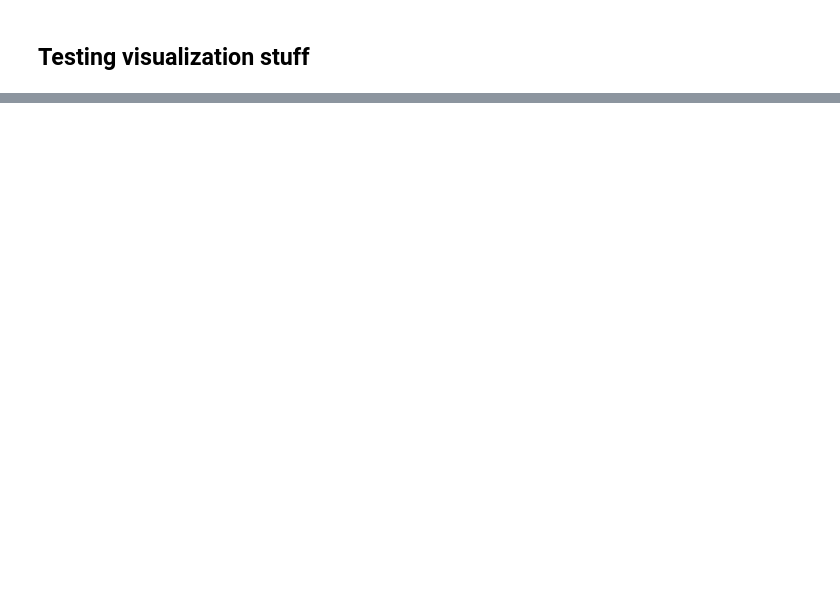
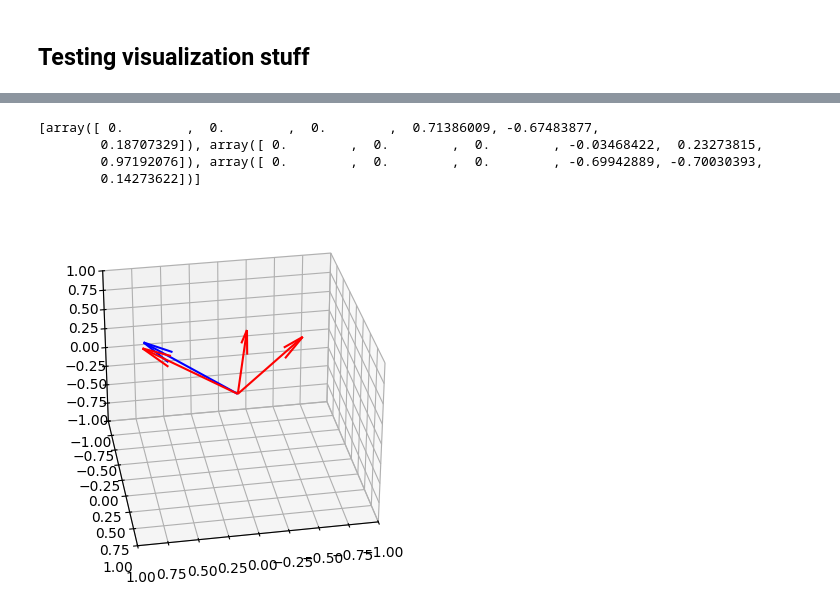
Before and after one commit to HeartLab-McMaster/MagnetOptimization, a Jupyter notebook: main.ipynb, the cells around one changed output, grey strips where cells are left out. Drawn from its saved outputs; the diff is of its cells as text; code cells hidden in the pictures; blank space fills up the shorter version.

```diff
--- a/main.ipynb
+++ b/main.ipynb
@@ -85,6 +151,6 @@ array([ 6., 15.])
 # %%
 import pickle, random
-cp = dict(S=S, X=X, t=t)
+dp = dict(S=S, X=X, t=t)
 
-with open("checkpoint.pkl", "wb") as cp_file:
-    pickle.dump(cp, cp_file)
+with open("checkpoint3.pkl", "wb") as cp_file:
+    pickle.dump(dp, cp_file)
@@ -146,30 +247,36 @@ print(r.as_euler('ZYX', degrees=True))
 # %%
 import matplotlib.pyplot as plt
 from mpl_toolkits.mplot3d import Axes3D
 import numpy as np
 
 # rotates around x, y
 
-theta = 0.5
+theta = 0.1
 p = [np.cos(theta), np.sin(theta), 0]
 xyz = [[1, 0, 0], [0, 1, 0], [0, 0, 1]]
 # r = R.from_euler('ZYX', [45, 0, 90], degrees=True)
 p1 = r.as_matrix().dot(p)
 p2s = [np.concatenate(([0, 0, 0], r.as_matrix().dot(x))) for x in xyz]
 print(p2s)
 # soa = np.array([[0, 0, 0, p1[0], p1[1], p1[2]]])
 # p2s.append([0, 0, 0, p1[0], p1[1], p1[2]])
 soa = np.array(p2s)
 
 X, Y, Z, U, V, W = zip(*soa)
 fig = plt.figure()
 ax = fig.add_subplot(111, projection='3d')
 ax.quiver(X, Y, Z, U, V, W, color='r')
 soa = np.array([[0, 0, 0, p1[0], p1[1], p1[2]]])
 X, Y, Z, U, V, W = zip(*soa)
 ax.quiver(X, Y, Z, U, V, W, color='b')
 ax.set_xlim([-1, 1])
 ax.set_ylim([-1, 1])
 ax.set_zlim([-1, 1])
-ax.view_init(00, 30)
+ax.view_init(30, 80)
 plt.show()
+# %% [output]
+[array([ 0.        ,  0.        ,  0.        ,  0.71386009, -0.67483877,
+        0.18707329]), array([ 0.        ,  0.        ,  0.        , -0.03468422,  0.23273815,
+        0.97192076]), array([ 0.        ,  0.        ,  0.        , -0.69942889, -0.70030393,
+        0.14273622])]
+[figure, added]
```
Also changed, not shown: parts of 17 cells of this notebook, 7 other files.
